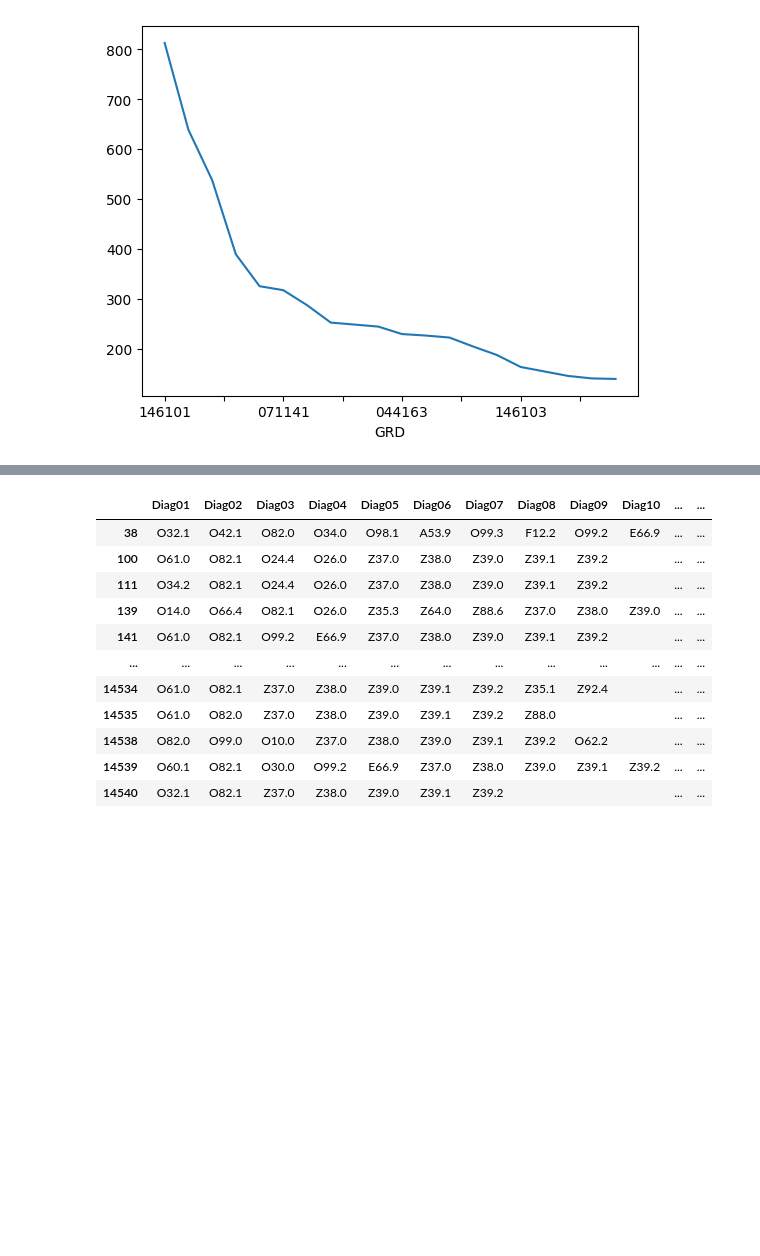
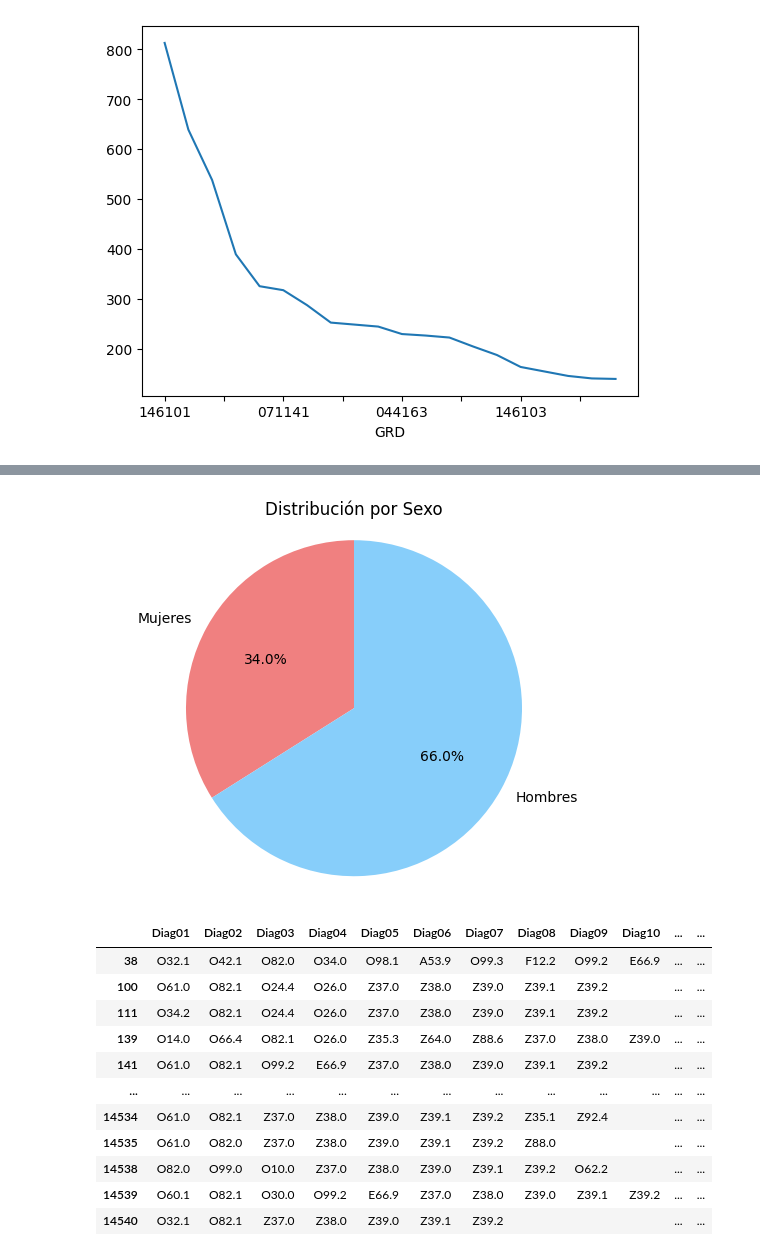
Before and after one commit to DrStone438/Proyecto-1-Aprendisaje-Maquina, a Jupyter notebook: Documentos/proyecto1/dataset/analisis_base.ipynb, the cells around one changed output, grey strips where cells are left out. Saved outputs shown, nothing was run; the diff lists cells and outputs as text; code cells hidden in the pictures; blank space fills up the shorter version.

```diff
--- a/Documentos/proyecto1/dataset/analisis_base.ipynb
+++ b/Documentos/proyecto1/dataset/analisis_base.ipynb
@@ -125,3 +139,20 @@ df["GRD"].value_counts()[:20].plot();
+# %%
+# Contar cuántos hay de cada uno
+hombres = sexo.count(1)
+mujeres = sexo.count(0)
+
+# Datos para el gráfico
+labels = ['Mujeres', 'Hombres']
+sizes = [mujeres, hombres]
+colors = ['lightcoral', 'lightskyblue']
+
+# Crear gráfico de pastel
+plt.pie(sizes, labels=labels, colors=colors, autopct='%1.1f%%', startangle=90)
+plt.title('Distribución por Sexo')
+plt.axis('equal')  # Hace que el pastel se vea circular
+plt.show()
+# %% [output]
+[figure, added]
 # %%
 filtro=(df["GRD"]=='146101') | (df["GRD"]=='146102') | (df["GRD"]=='146103')
 # %%
```
Also changed, not shown: parts of 2 cells of this notebook.
